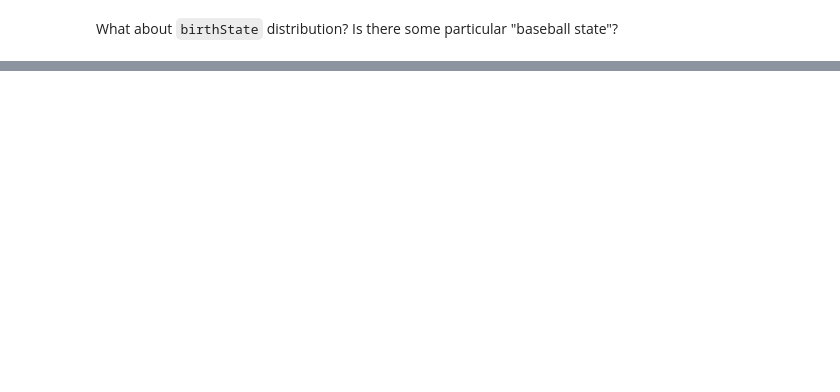
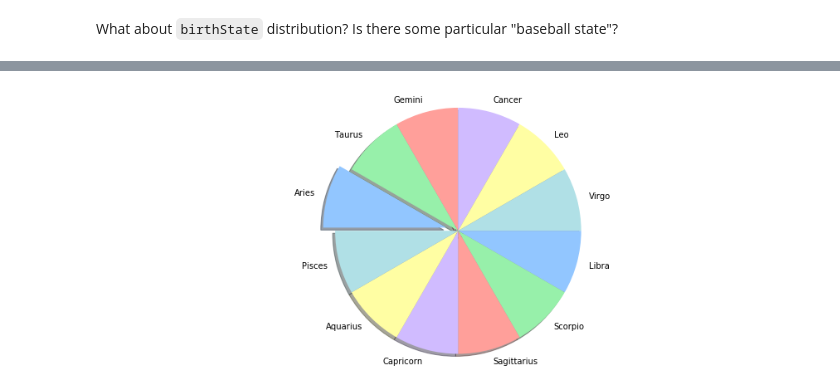
Before and after one commit to rshest/data-analyst-projects, a Jupyter notebook: p2.investigate-a-dataset/p2.investigate-a-dataset.ipynb, the cells around one changed output, grey strips where cells are left out. Cells and saved outputs as stored; diff of their text form; code cells hidden in the pictures; blank space fills up the shorter version.

```diff
--- a/p2.investigate-a-dataset/p2.investigate-a-dataset.ipynb
+++ b/p2.investigate-a-dataset/p2.investigate-a-dataset.ipynb
@@ -290,0 +295,19 @@ Name: birthState, Length: 260, dtype: int64
+# %%
+zodiac = pd.read_csv('data/zodiac.csv', sep=';', header=0)
+
+def get_sign(master_row):
+    month, day = master_row[['birthMonth', 'birthDay']]
+    if np.isnan(month) or np.isnan(day):
+        return np.NaN
+    for _, s, ds, ms, de, me in zodiac.itertuples():
+        if (month == ms and day >= ds) or \
+           (month == me and day <= de) or \
+           (ms < month < me):
+            return s
+    return np.NaN
+
+MASTER['zodiacSign'] = MASTER.apply(get_sign, axis=1)
+# %%
+pc = MASTER['zodiacSign'].value_counts()
+zodiac = zodiac.merge(pd.DataFrame({'sign':pc.index, 'playersOfSign':pc.values}),
+                      on='sign', how='left')
@@ -290,0 +346,14 @@ Name: birthState, Length: 260, dtype: int64
+# %%
+import matplotlib.pyplot as plt
+
+labels = zodiac.sign
+sizes = [1]*12
+explode = [0]*12
+explode[0] = 0.1
+
+fig1, ax1 = plt.subplots(figsize=(15,6))
+ax1.pie(sizes, explode=explode, labels=labels, autopct='', shadow=True, counterclock=False, startangle=180)
+ax1.axis('equal')
+plt.show()
+# %% [output]
+[figure, added]
```
Also changed, not shown: parts of 17 cells of this notebook, 2 other files.
